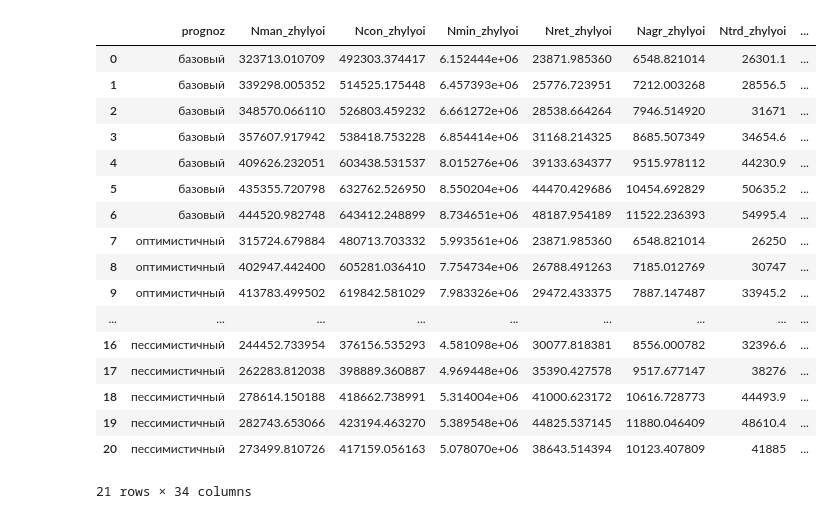
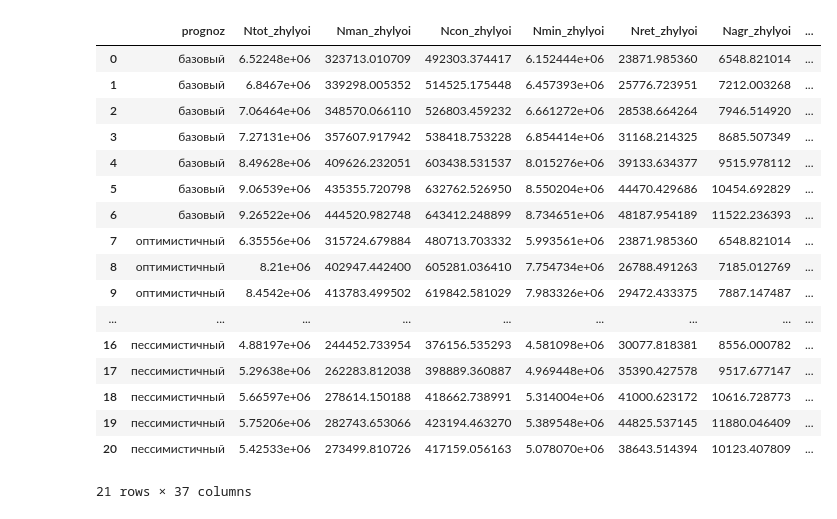
Before and after one commit to tima-jd/VRP_Atyrau, a Jupyter notebook: Raion/Zhylyoi/Расчет оптовой торговле, электро и водоснабжения за 2019-2025/Расчет по Оптовой торговле, Электро и Водоснабжению.ipynb, the cells around one changed output. Cells and saved outputs as stored; diff of their text form; code cells hidden in the pictures.

```diff
--- a/Raion/Zhylyoi/Расчет оптовой торговле, электро и водоснабжения за 2019-2025/Расчет по Оптовой торговле, Электро и Водоснабжению.ipynb
+++ b/Raion/Zhylyoi/Расчет оптовой торговле, электро и водоснабжения за 2019-2025/Расчет по Оптовой торговле, Электро и Водоснабжению.ipynb
@@ -563,6 +563,7 @@ csv_Dret_zhylyoi  = pd.read_sql('SELECT * FROM dret_prog_zhylyoi ORDER BY index'
 csv_Dagr_zhylyoi  = pd.read_sql('SELECT * FROM dagr_prog_zhylyoi ORDER BY index',engine)
 
 Dman = csv_Dman_zhylyoi.rename({'0': 'Dman_zhylyoi'}, axis='columns')
+Dman = Dman['Dman_zhylyoi']
 
 Dcon_b = csv_Dcon_zhylyoi['Dcon_b']
 Dcon_o = csv_Dcon_zhylyoi['Dcon_o']
@@ -616,6 +617,7 @@ Nret = Nret_csv['Nret_b'].append(Nret_csv['Nret_o']).append(Nret_csv['Nret_p']).
 Nagr = Nagr_csv['Nagr_b'].append(Nagr_csv['Nagr_o']).append(Nagr_csv['Nagr_p']).dropna().reset_index(drop = True)
 
 newdf = pd.DataFrame(columns = ['prognoz',
+                                'Ntot_zhylyoi',
                                 'Nman_zhylyoi',
                                 'Ncon_zhylyoi',
                                 'Nmin_zhylyoi',
@@ -627,6 +629,7 @@ newdf = pd.DataFrame(columns = ['prognoz',
                                 'Nwtr_zhylyoi',
                                 'Nind_zhylyoi',
                                 'Nwhl_zhylyoi',
+                                'ltot_zhylyoi',
                                 'lman_zhylyoi',
                                 'lcon_zhylyoi',
                                 'lmin_zhylyoi',
@@ -638,6 +641,7 @@ newdf = pd.DataFrame(columns = ['prognoz',
                                 'lwtr_zhylyoi',
                                 'lind_zhylyoi',
                                 'lwhl_zhylyoi',
+                                'Dtot_zhylyoi',
                                 'Dman_zhylyoi',
                                 'Dcon_zhylyoi',
                                 'Dmin_zhylyoi',
@@ -649,6 +653,13 @@ newdf = pd.DataFrame(columns = ['prognoz',
                                 'Dwtr_zhylyoi',
                                 'Dind_zhylyoi',
                                 'Dwhl_zhylyoi',])
+Ntot = Nind+Ntrd
+newdf.Ntot_zhylyoi= Ntot
+ltot = lind+ltrd
+newdf.ltot_zhylyoi= ltot
+Dtot = Dind+Dtrd
+newdf.Dtot_zhylyoi= Dtot
+
 newdf.lret_zhylyoi= lret
 newdf.lwhl_zhylyoi= lwhl
 newdf.lagr_zhylyoi= lagr
@@ -664,50 +675,50 @@ newdf.Nagr_zhylyoi= Nagr
 newdf.ltrd_zhylyoi= ltrd
 newdf.lsrv_zhylyoi= ltrd
 newdf.lelc_zhylyoi= lelc
 newdf.lwtr_zhylyoi= lwtr
 newdf.lind_zhylyoi= lind
 newdf.Ntrd_zhylyoi= Ntrd
 newdf.Nsrv_zhylyoi= Ntrd
 newdf.Nelc_zhylyoi= Nelc
 newdf.Nwtr_zhylyoi= Nwtr
 newdf.Nind_zhylyoi= Nind
 newdf.Nwhl_zhylyoi= Nwhl
 
 newdf.Dtrd_zhylyoi= Dtrd
 newdf.Dsrv_zhylyoi= Dtrd
 newdf.Dsrv_zhylyoi= Dtrd
 newdf.Delc_zhylyoi= Delc
 newdf.Dwtr_zhylyoi= Dwtr
 newdf.Dwhl_zhylyoi= Dwhl
 newdf.Dind_zhylyoi= Dind
 
 newdf.Dman_zhylyoi = Dman
 newdf.Dcon_zhylyoi = Dcon
 newdf.Dmin_zhylyoi = Dmin
 newdf.Dret_zhylyoi = Dret
 newdf.Dagr_zhylyoi = Dagr
 
 newdf.prognoz = prognoz
 
 newdf
 # %% [output]
-|  | prognoz | Nman_zhylyoi | Ncon_zhylyoi | Nmin_zhylyoi | Nret_zhylyoi | Nagr_zhylyoi | Ntrd_zhylyoi | ... |
-| 0 | базовый | 323713.010709 | 492303.374417 | 6.152444e+06 | 23871.985360 | 6548.821014 | 26301.1 | ... |
-| 1 | базовый | 339298.005352 | 514525.175448 | 6.457393e+06 | 25776.723951 | 7212.003268 | 28556.5 | ... |
-| 2 | базовый | 348570.066110 | 526803.459232 | 6.661272e+06 | 28538.664264 | 7946.514920 | 31671 | ... |
-| 3 | базовый | 357607.917942 | 538418.753228 | 6.854414e+06 | 31168.214325 | 8685.507349 | 34654.6 | ... |
-| 4 | базовый | 409626.232051 | 603438.531537 | 8.015276e+06 | 39133.634377 | 9515.978112 | 44230.9 | ... |
-| 5 | базовый | 435355.720798 | 632762.526950 | 8.550204e+06 | 44470.429686 | 10454.692829 | 50635.2 | ... |
-| 6 | базовый | 444520.982748 | 643412.248899 | 8.734651e+06 | 48187.954189 | 11522.236393 | 54995.4 | ... |
-| 7 | оптимистичный | 315724.679884 | 480713.703332 | 5.993561e+06 | 23871.985360 | 6548.821014 | 26250 | ... |
-| 8 | оптимистичный | 402947.442400 | 605281.036410 | 7.754734e+06 | 26788.491263 | 7185.012769 | 30747 | ... |
-| 9 | оптимистичный | 413783.499502 | 619842.581029 | 7.983326e+06 | 29472.433375 | 7887.147487 | 33945.2 | ... |
+|  | prognoz | Ntot_zhylyoi | Nman_zhylyoi | Ncon_zhylyoi | Nmin_zhylyoi | Nret_zhylyoi | Nagr_zhylyoi | ... |
+| 0 | базовый | 6.52248e+06 | 323713.010709 | 492303.374417 | 6.152444e+06 | 23871.985360 | 6548.821014 | ... |
+| 1 | базовый | 6.8467e+06 | 339298.005352 | 514525.175448 | 6.457393e+06 | 25776.723951 | 7212.003268 | ... |
+| 2 | базовый | 7.06464e+06 | 348570.066110 | 526803.459232 | 6.661272e+06 | 28538.664264 | 7946.514920 | ... |
+| 3 | базовый | 7.27131e+06 | 357607.917942 | 538418.753228 | 6.854414e+06 | 31168.214325 | 8685.507349 | ... |
+| 4 | базовый | 8.49628e+06 | 409626.232051 | 603438.531537 | 8.015276e+06 | 39133.634377 | 9515.978112 | ... |
+| 5 | базовый | 9.06539e+06 | 435355.720798 | 632762.526950 | 8.550204e+06 | 44470.429686 | 10454.692829 | ... |
+| 6 | базовый | 9.26522e+06 | 444520.982748 | 643412.248899 | 8.734651e+06 | 48187.954189 | 11522.236393 | ... |
+| 7 | оптимистичный | 6.35556e+06 | 315724.679884 | 480713.703332 | 5.993561e+06 | 23871.985360 | 6548.821014 | ... |
+| 8 | оптимистичный | 8.21e+06 | 402947.442400 | 605281.036410 | 7.754734e+06 | 26788.491263 | 7185.012769 | ... |
+| 9 | оптимистичный | 8.4542e+06 | 413783.499502 | 619842.581029 | 7.983326e+06 | 29472.433375 | 7887.147487 | ... |
 | ... | ... | ... | ... | ... | ... | ... | ... | ... |
-| 16 | пессимистичный | 244452.733954 | 376156.535293 | 4.581098e+06 | 30077.818381 | 8556.000782 | 32396.6 | ... |
-| 17 | пессимистичный | 262283.812038 | 398889.360887 | 4.969448e+06 | 35390.427578 | 9517.677147 | 38276 | ... |
-| 18 | пессимистичный | 278614.150188 | 418662.738991 | 5.314004e+06 | 41000.623172 | 10616.728773 | 44493.9 | ... |
-| 19 | пессимистичный | 282743.653066 | 423194.463270 | 5.389548e+06 | 44825.537145 | 11880.046409 | 48610.4 | ... |
-| 20 | пессимистичный | 273499.810726 | 417159.056163 | 5.078070e+06 | 38643.514394 | 10123.407809 | 41885 | ... |
+| 16 | пессимистичный | 4.88197e+06 | 244452.733954 | 376156.535293 | 4.581098e+06 | 30077.818381 | 8556.000782 | ... |
+| 17 | пессимистичный | 5.29638e+06 | 262283.812038 | 398889.360887 | 4.969448e+06 | 35390.427578 | 9517.677147 | ... |
+| 18 | пессимистичный | 5.66597e+06 | 278614.150188 | 418662.738991 | 5.314004e+06 | 41000.623172 | 10616.728773 | ... |
+| 19 | пессимистичный | 5.75206e+06 | 282743.653066 | 423194.463270 | 5.389548e+06 | 44825.537145 | 11880.046409 | ... |
+| 20 | пессимистичный | 5.42533e+06 | 273499.810726 | 417159.056163 | 5.078070e+06 | 38643.514394 | 10123.407809 | ... |
-21 rows × 34 columns
+21 rows × 37 columns
 # %%
 newdf.to_sql('vrp_prognoz_zhylyoi', engine, schema='public',if_exists='replace', index = True)
```
Also changed, not shown: 11 other files.
